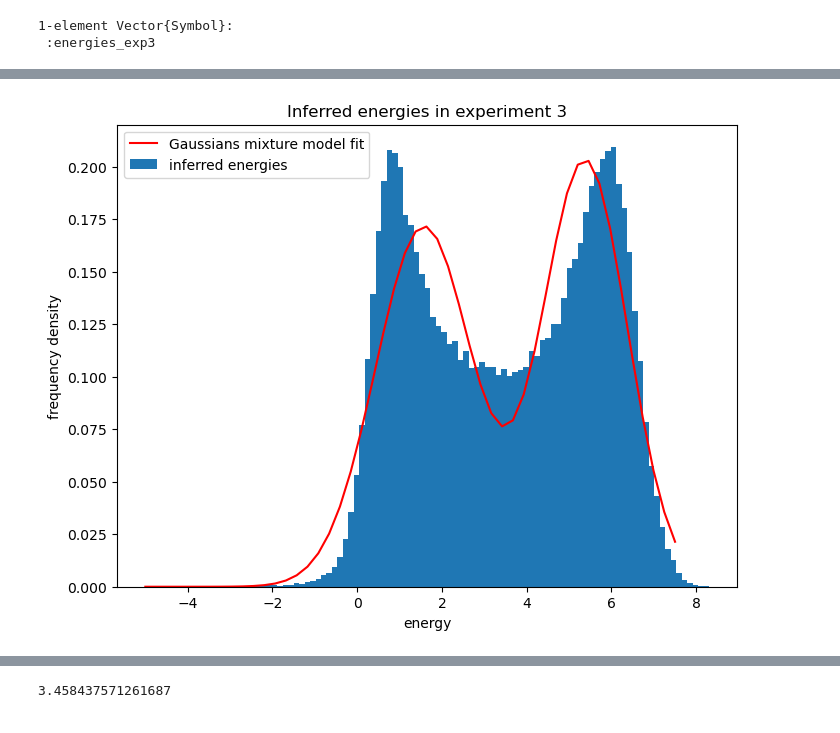
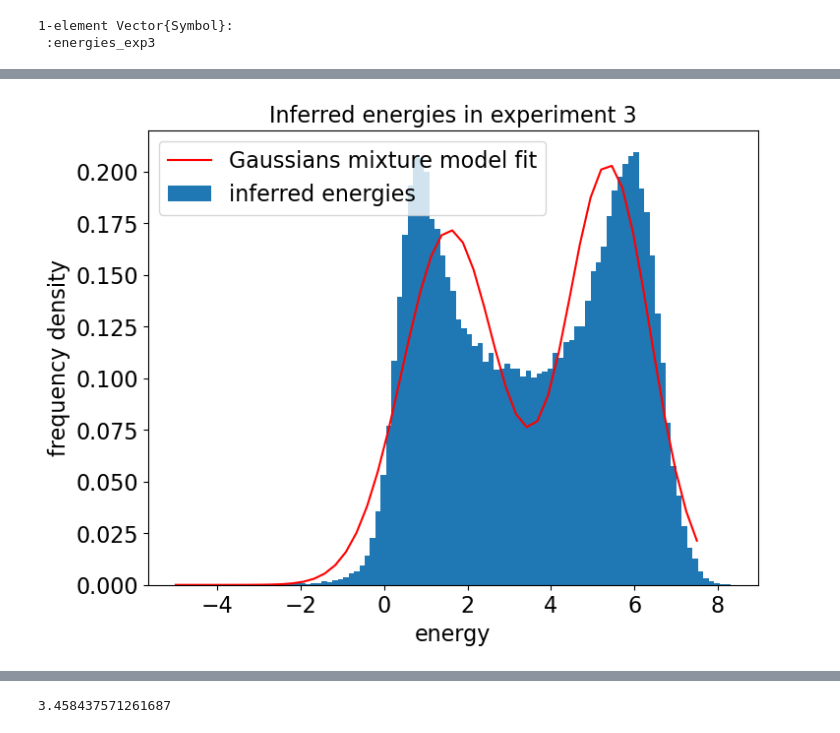
Before and after one commit to matteodeleonardis/unsupervised_aav2, a Jupyter notebook: analysis/experiment2.ipynb, the cells around one changed output, grey strips where cells are left out. Saved outputs shown, nothing was run; the diff lists cells and outputs as text; code cells hidden in the pictures.

```diff
--- a/analysis/experiment2.ipynb
+++ b/analysis/experiment2.ipynb
@@ -350,15 +373,17 @@ em!(gmm, Float64.(reshape(energies_exp3, :, 1)); nIter=120)
 # %%
 xx = LinRange(-5.0, 7.5, 50)
 figure(figsize=(8,6))
 hist(energies_exp3, bins=100, density=true)
 plot(xx, eval_gmm(gmm, xx), color="red")
-xlabel("energy")
-ylabel("frequency density")
-legend(["Gaussians mixture model fit", "inferred energies"])
-title("Inferred energies in experiment 3")
+xlabel("energy", fontsize=16)
+ylabel("frequency density", fontsize=16)
+legend(["Gaussians mixture model fit", "inferred energies"], fontsize=16)
+title("Inferred energies in experiment 3", fontsize=16)
+xticks(fontsize=16)
+yticks(fontsize=16)
 savefig("../figures/exp3_energy_fit.pdf", format="pdf")
 # %% [output]
-[figure, old version]
+[figure, new version]
 # %%
 function find_valley(gmm, resolution::Int)
     xmin = gmm.μ[1,1]
```
Also changed, not shown: parts of 23 cells of this notebook, 5 other files.
